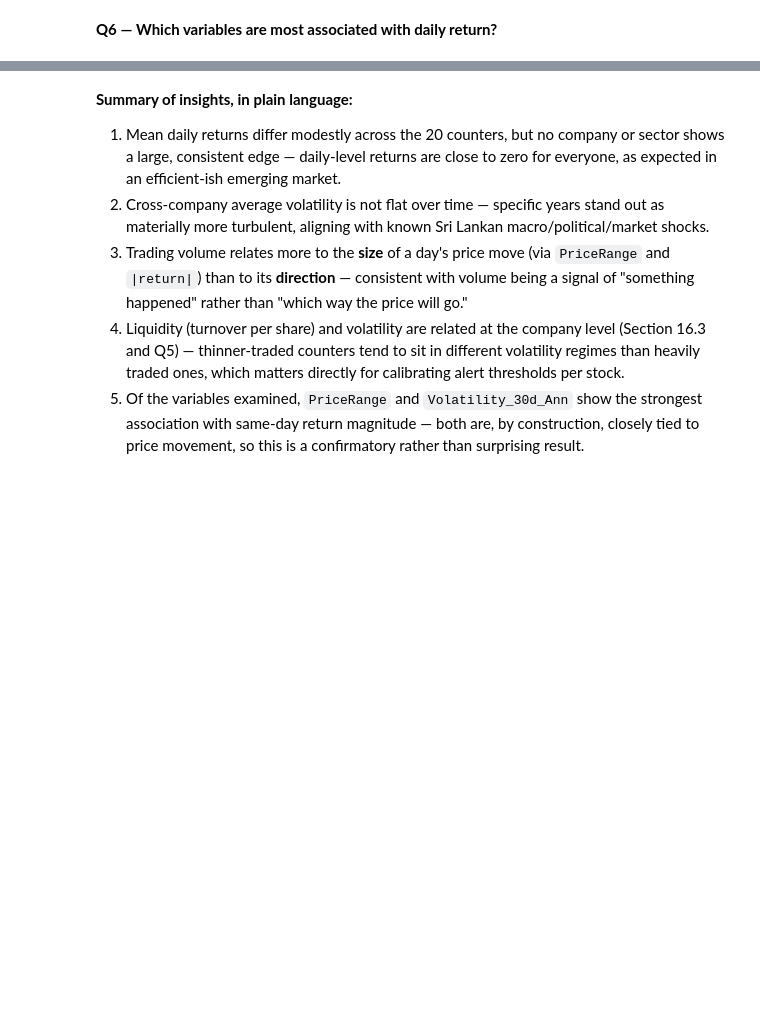
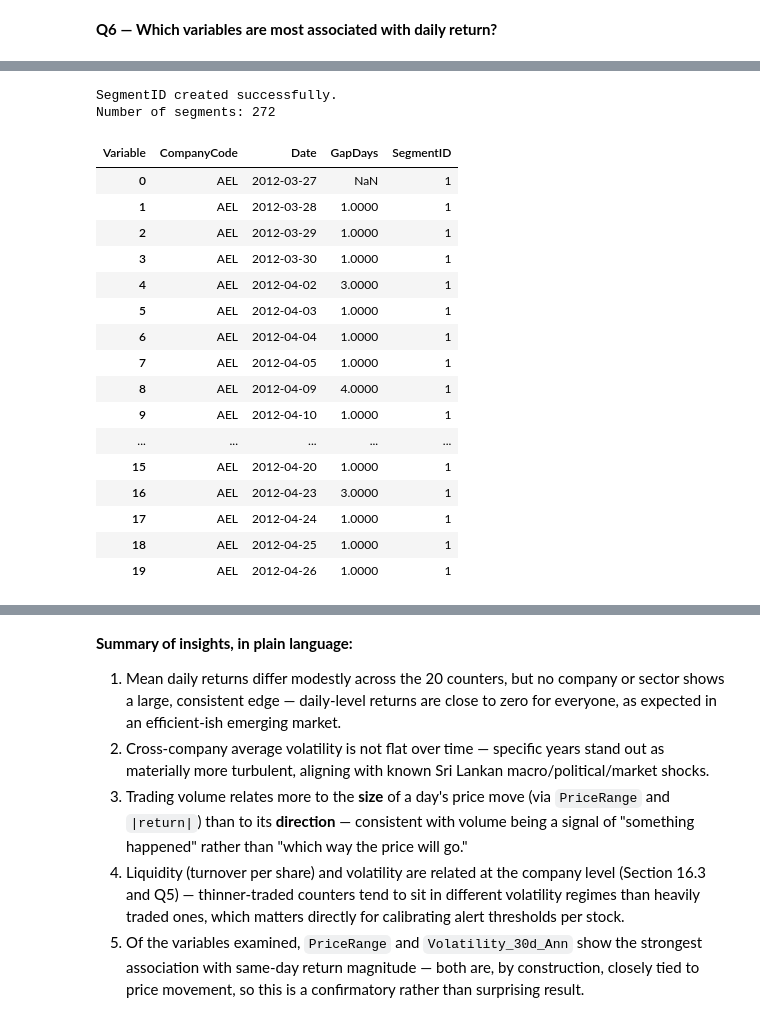
Before and after one commit to Minesi-Rajapaksha/cse-stock-ranking-alert-system, a Jupyter notebook: CSE_SP20_EDA_Consolidated.ipynb, the cells around one changed output, grey strips where cells are left out. Cells and saved outputs as stored; diff of their text form; code cells hidden in the pictures; blank space fills up the shorter version.

```diff
--- a/CSE_SP20_EDA_Consolidated.ipynb
+++ b/CSE_SP20_EDA_Consolidated.ipynb
@@ -1421,0 +1745,66 @@ dtype: float64
+# %%
+# ------------------------------------------------------------
+# RECREATE CONTINUOUS TIME SEGMENTS
+# ------------------------------------------------------------
+
+# Make sure Date is datetime
+df["Date"] = pd.to_datetime(df["Date"])
+
+# Sort by company and date
+df = df.sort_values(
+    ["CompanyCode", "Date"]
+).copy()
+
+# Previous available date for each company
+df["PrevDate_N"] = (
+    df.groupby("CompanyCode")["Date"]
+      .shift(1)
+)
+
+# Number of calendar days between consecutive observations
+df["GapDays"] = (
+    df["Date"] - df["PrevDate_N"]
+).dt.days
+
+# Start a new segment when:
+# - it is the first observation of a company, OR
+# - the gap is more than 7 calendar days
+df["NewSegment"] = (
+    df["GapDays"].isna()
+    | (df["GapDays"] > 7)
+)
+
+# Give each continuous section its own ID
+df["SegmentID"] = (
+    df.groupby("CompanyCode")["NewSegment"]
+      .cumsum()
+)
+
+print("SegmentID created successfully.")
+print("Number of segments:", df["SegmentID"].nunique())
+
+display(
+    df[
+        ["CompanyCode", "Date", "GapDays", "SegmentID"]
+    ].head(20)
+)
+# %% [output]
+SegmentID created successfully.
+Number of segments: 272
+| Variable | CompanyCode | Date | GapDays | SegmentID |
+| 0 | AEL | 2012-03-27 | NaN | 1 |
+| 1 | AEL | 2012-03-28 | 1.0000 | 1 |
+| 2 | AEL | 2012-03-29 | 1.0000 | 1 |
+| 3 | AEL | 2012-03-30 | 1.0000 | 1 |
+| 4 | AEL | 2012-04-02 | 3.0000 | 1 |
+| 5 | AEL | 2012-04-03 | 1.0000 | 1 |
+| 6 | AEL | 2012-04-04 | 1.0000 | 1 |
+| 7 | AEL | 2012-04-05 | 1.0000 | 1 |
+| 8 | AEL | 2012-04-09 | 4.0000 | 1 |
+| 9 | AEL | 2012-04-10 | 1.0000 | 1 |
+| ... | ... | ... | ... | ... |
+| 15 | AEL | 2012-04-20 | 1.0000 | 1 |
+| 16 | AEL | 2012-04-23 | 3.0000 | 1 |
+| 17 | AEL | 2012-04-24 | 1.0000 | 1 |
+| 18 | AEL | 2012-04-25 | 1.0000 | 1 |
+| 19 | AEL | 2012-04-26 | 1.0000 | 1 |
```
Also changed, not shown: parts of 36 cells of this notebook.
